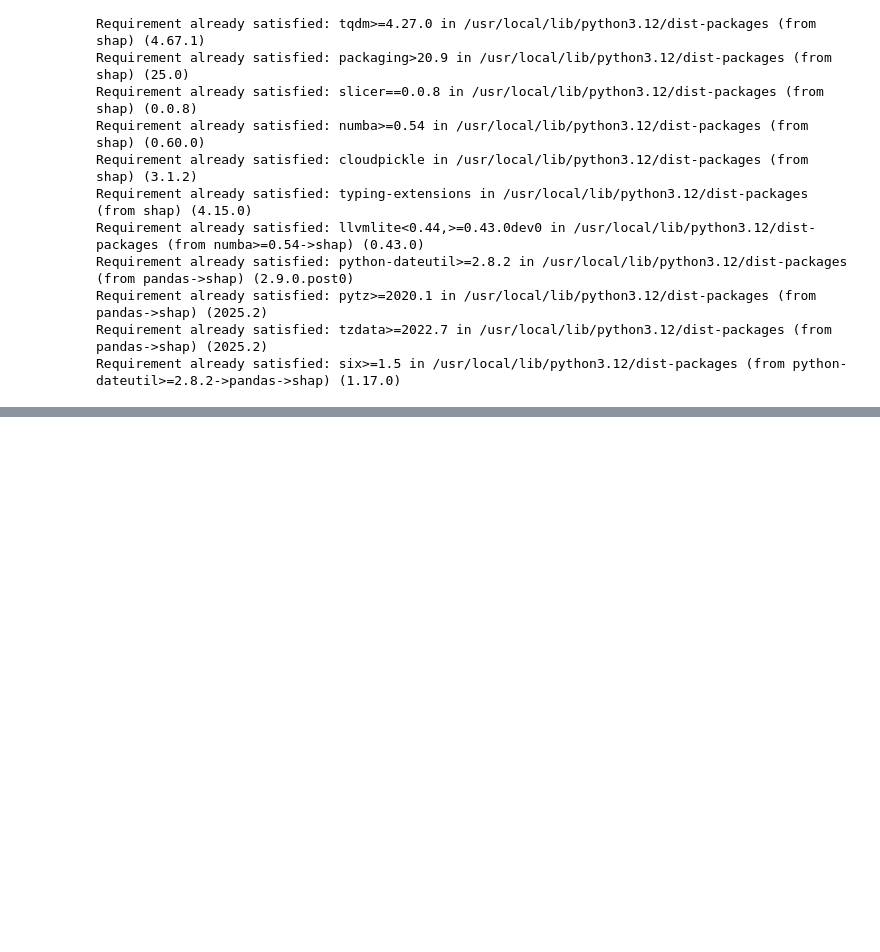
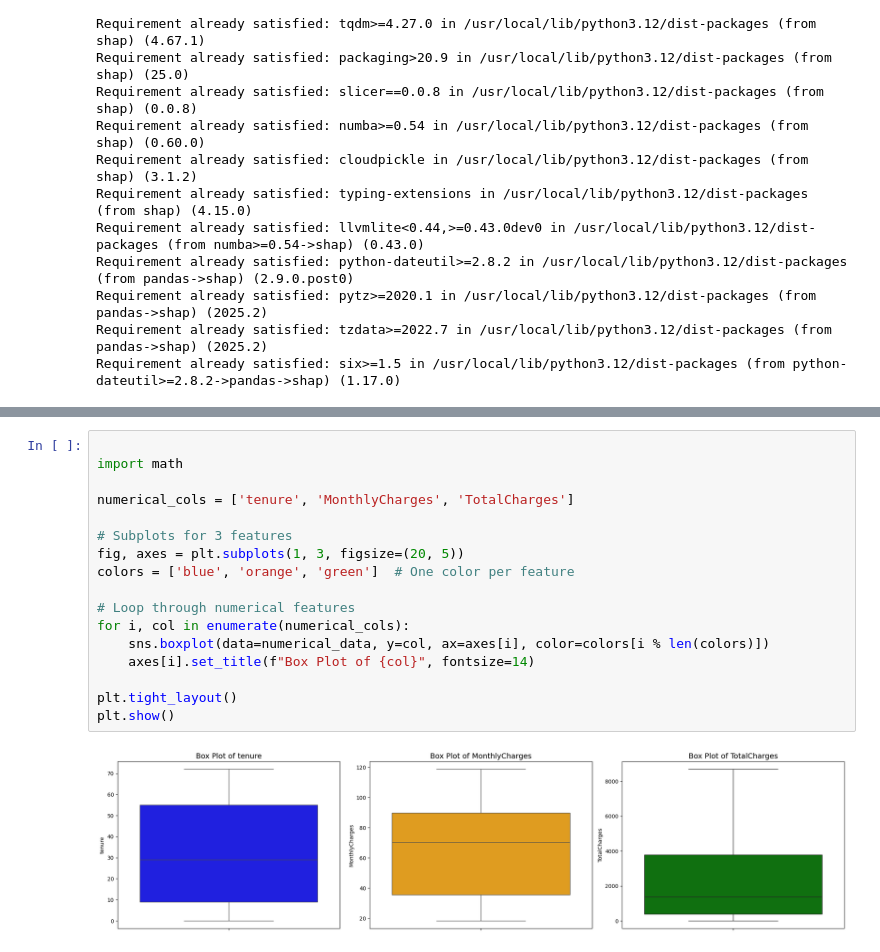
Before and after one commit to thruuuuuu/telco_churn_predict_model, a Jupyter notebook: notebooks/EDA.ipynb, the cells around one changed output, grey strips where cells are left out. Drawn from its saved outputs; the diff is of its cells as text; blank space fills up the shorter version.

```diff
--- a/notebooks/EDA.ipynb
+++ b/notebooks/EDA.ipynb
@@ -80,0 +217,19 @@ plt.show()
+# %%
+
+import math
+
+numerical_cols = ['tenure', 'MonthlyCharges', 'TotalCharges']
+
+# Subplots for 3 features
+fig, axes = plt.subplots(1, 3, figsize=(20, 5))
+colors = ['blue', 'orange', 'green']  # One color per feature
+
+# Loop through numerical features
+for i, col in enumerate(numerical_cols):
+    sns.boxplot(data=numerical_data, y=col, ax=axes[i], color=colors[i % len(colors)])
+    axes[i].set_title(f"Box Plot of {col}", fontsize=14)
+
+plt.tight_layout()
+plt.show()
+# %% [output]
+[figure, added]
```
Also changed, not shown: parts of 20 cells of this notebook.
